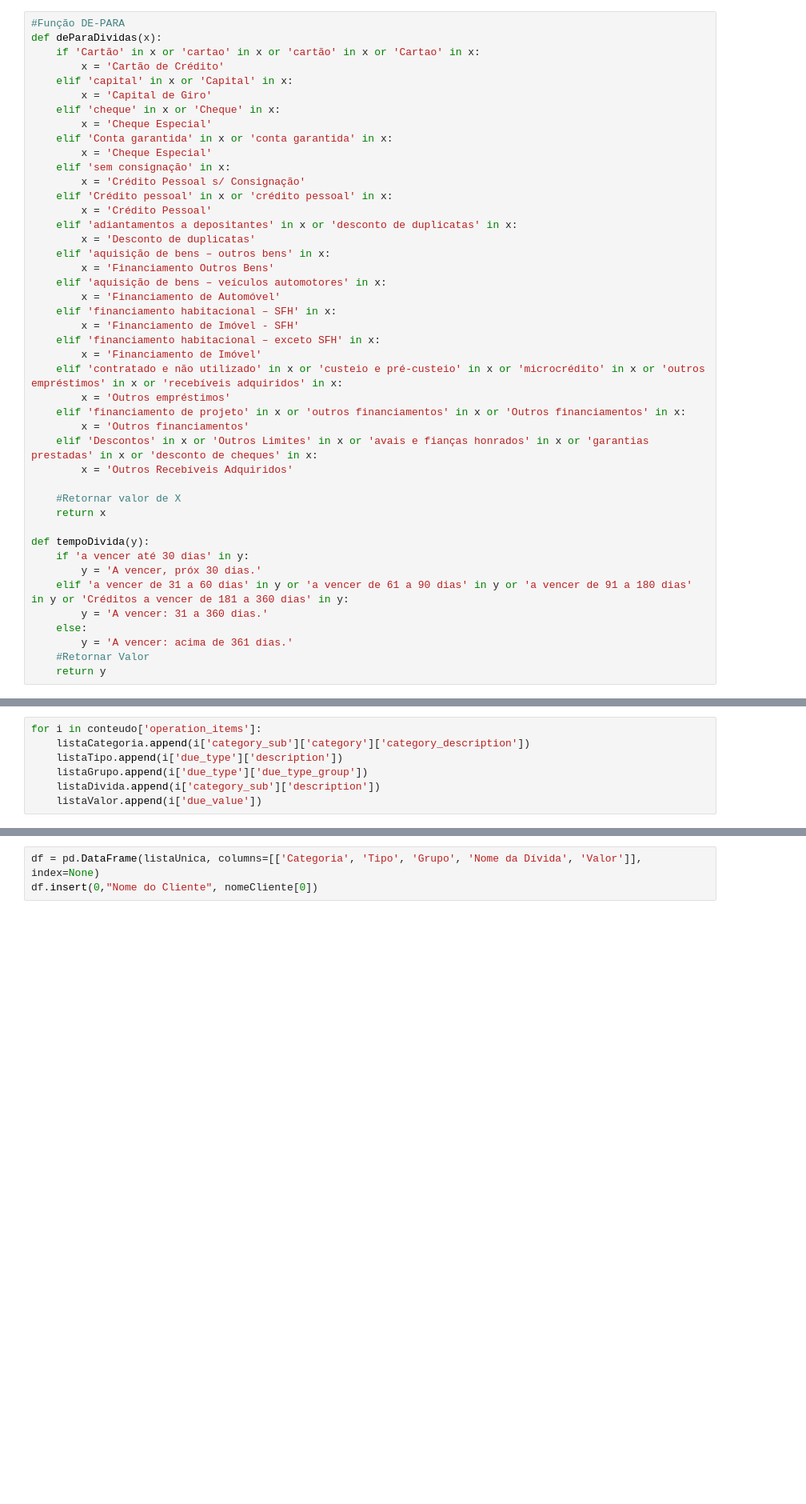
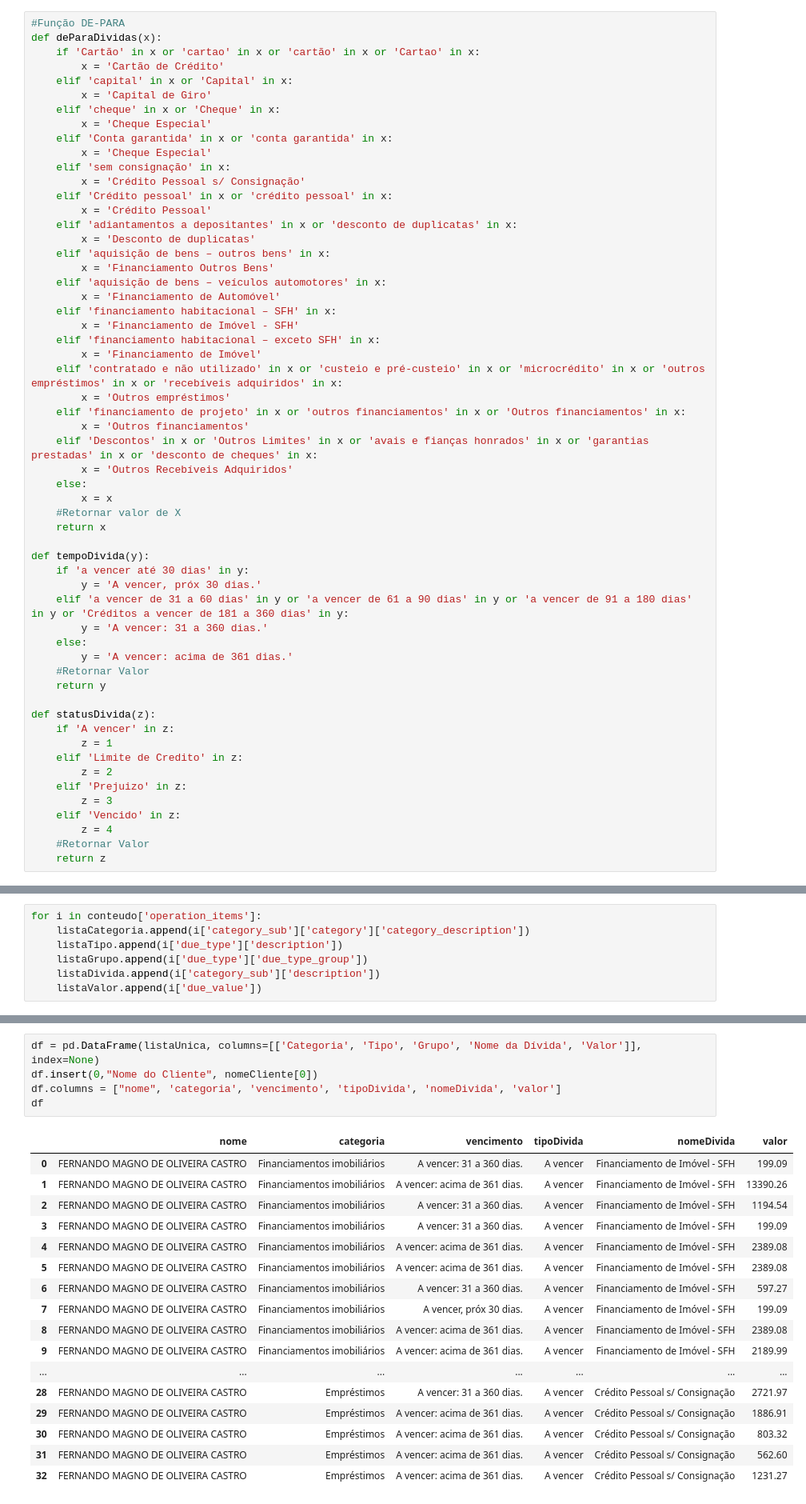
Before and after one commit to TTzPontte/automacaoCreditoFinanciamento, a Jupyter notebook: Scripts/Jupyter/ExtracaoBacen.ipynb, the cells around one changed output, grey strips where cells are left out. Shown at 80% size. Drawn from its saved outputs; the diff is of its cells as text; blank space fills up the shorter version.

```diff
--- a/Scripts/Jupyter/ExtracaoBacen.ipynb
+++ b/Scripts/Jupyter/ExtracaoBacen.ipynb
@@ -66,7 +101,8 @@ def deParaDividas(x):
         x = 'Outros financiamentos'
     elif 'Descontos' in x or 'Outros Limites' in x or 'avais e fianças honrados' in x or 'garantias prestadas' in x or 'desconto de cheques' in x:
         x = 'Outros Recebíveis Adquiridos'
-
+    else:
+        x = x
     #Retornar valor de X
     return x
 
@@ -79,6 +115,18 @@ def tempoDivida(y):
         y = 'A vencer: acima de 361 dias.'
     #Retornar Valor
     return y
+
+def statusDivida(z):
+    if 'A vencer' in z:
+        z = 1
+    elif 'Limite de Credito' in z:
+        z = 2
+    elif 'Prejuizo' in z:
+        z = 3
+    elif 'Vencido' in z:
+        z = 4
+    #Retornar Valor
+    return z
 # %%
 nomeCliente = []
 listaCategoria = []
@@ -110,3 +162,23 @@ listaUnica = list(zip(listaCategoria, vencimentoDivida, listaGrupo, nomeDividas,
 # %%
 df = pd.DataFrame(listaUnica, columns=[['Categoria', 'Tipo', 'Grupo', 'Nome da Dívida', 'Valor']], index=None)
 df.insert(0,"Nome do Cliente", nomeCliente[0])
+df.columns = ["nome", 'categoria', 'vencimento', 'tipoDivida', 'nomeDivida', 'valor']
+df
+# %% [output]
+|  | nome | categoria | vencimento | tipoDivida | nomeDivida | valor |
+| 0 | FERNANDO MAGNO DE OLIVEIRA CASTRO | Financiamentos imobiliários | A vencer: 31 a 360 dias. | A vencer | Financiamento de Imóvel - SFH | 199.09 |
+| 1 | FERNANDO MAGNO DE OLIVEIRA CASTRO | Financiamentos imobiliários | A vencer: acima de 361 dias. | A vencer | Financiamento de Imóvel - SFH | 13390.26 |
+| 2 | FERNANDO MAGNO DE OLIVEIRA CASTRO | Financiamentos imobiliários | A vencer: 31 a 360 dias. | A vencer | Financiamento de Imóvel - SFH | 1194.54 |
+| 3 | FERNANDO MAGNO DE OLIVEIRA CASTRO | Financiamentos imobiliários | A vencer: 31 a 360 dias. | A vencer | Financiamento de Imóvel - SFH | 199.09 |
+| 4 | FERNANDO MAGNO DE OLIVEIRA CASTRO | Financiamentos imobiliários | A vencer: acima de 361 dias. | A vencer | Financiamento de Imóvel - SFH | 2389.08 |
+| 5 | FERNANDO MAGNO DE OLIVEIRA CASTRO | Financiamentos imobiliários | A vencer: acima de 361 dias. | A vencer | Financiamento de Imóvel - SFH | 2389.08 |
+| 6 | FERNANDO MAGNO DE OLIVEIRA CASTRO | Financiamentos imobiliários | A vencer: 31 a 360 dias. | A vencer | Financiamento de Imóvel - SFH | 597.27 |
+| 7 | FERNANDO MAGNO DE OLIVEIRA CASTRO | Financiamentos imobiliários | A vencer, próx 30 dias. | A vencer | Financiamento de Imóvel - SFH | 199.09 |
+| 8 | FERNANDO MAGNO DE OLIVEIRA CASTRO | Financiamentos imobiliários | A vencer: acima de 361 dias. | A vencer | Financiamento de Imóvel - SFH | 2389.08 |
+| 9 | FERNANDO MAGNO DE OLIVEIRA CASTRO | Financiamentos imobiliários | A vencer: acima de 361 dias. | A vencer | Financiamento de Imóvel - SFH | 2189.99 |
+| ... | ... | ... | ... | ... | ... | ... |
+| 28 | FERNANDO MAGNO DE OLIVEIRA CASTRO | Empréstimos | A vencer: 31 a 360 dias. | A vencer | Crédito Pessoal s/ Consignação | 2721.97 |
+| 29 | FERNANDO MAGNO DE OLIVEIRA CASTRO | Empréstimos | A vencer: acima de 361 dias. | A vencer | Crédito Pessoal s/ Consignação | 1886.91 |
+| 30 | FERNANDO MAGNO DE OLIVEIRA CASTRO | Empréstimos | A vencer: acima de 361 dias. | A vencer | Crédito Pessoal s/ Consignação | 803.32 |
+| 31 | FERNANDO MAGNO DE OLIVEIRA CASTRO | Empréstimos | A vencer: acima de 361 dias. | A vencer | Crédito Pessoal s/ Consignação | 562.60 |
+| 32 | FERNANDO MAGNO DE OLIVEIRA CASTRO | Empréstimos | A vencer: acima de 361 dias. | A vencer | Crédito Pessoal s/ Consignação | 1231.27 |
```
Also changed, not shown: parts of 9 cells of this notebook, 4 other files.
